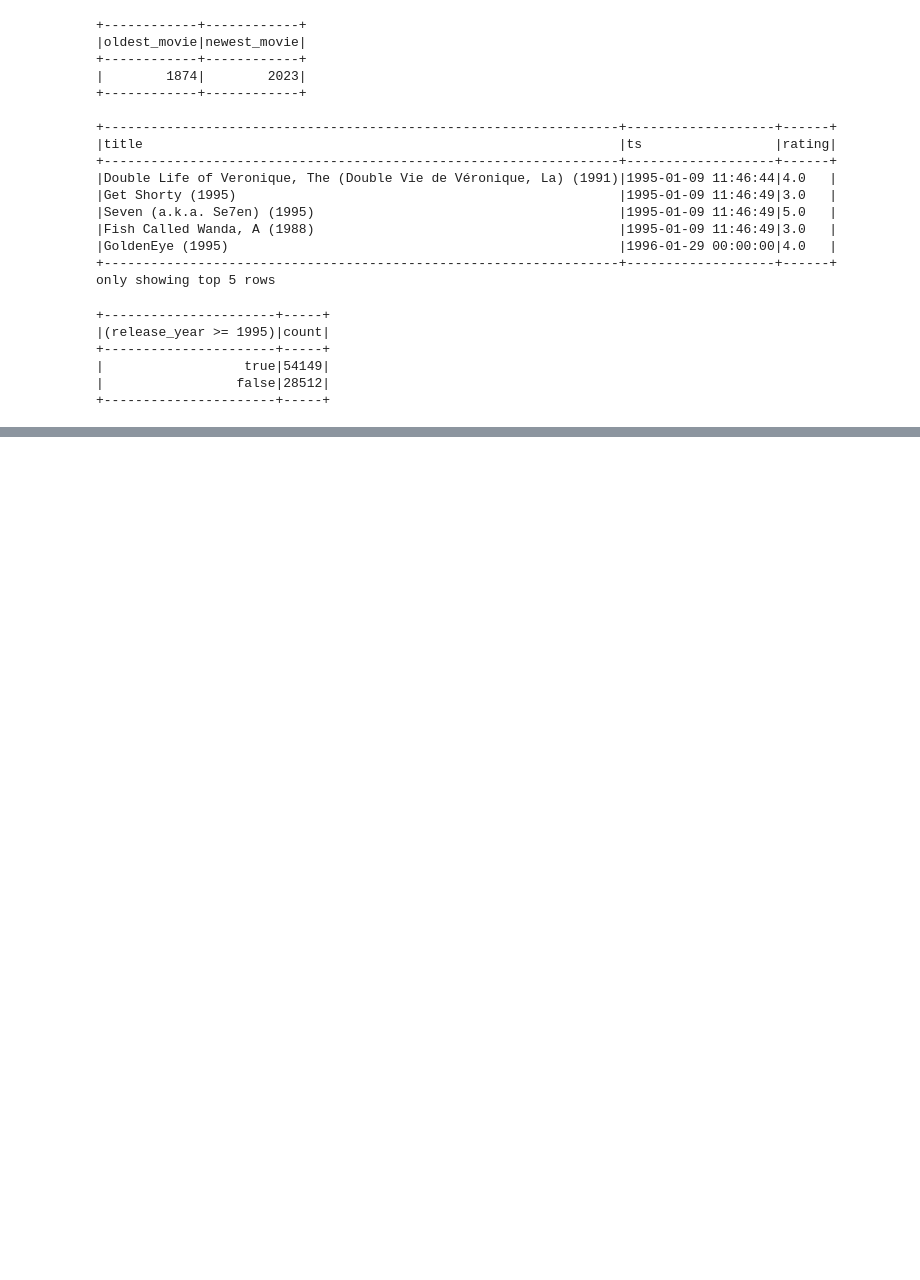
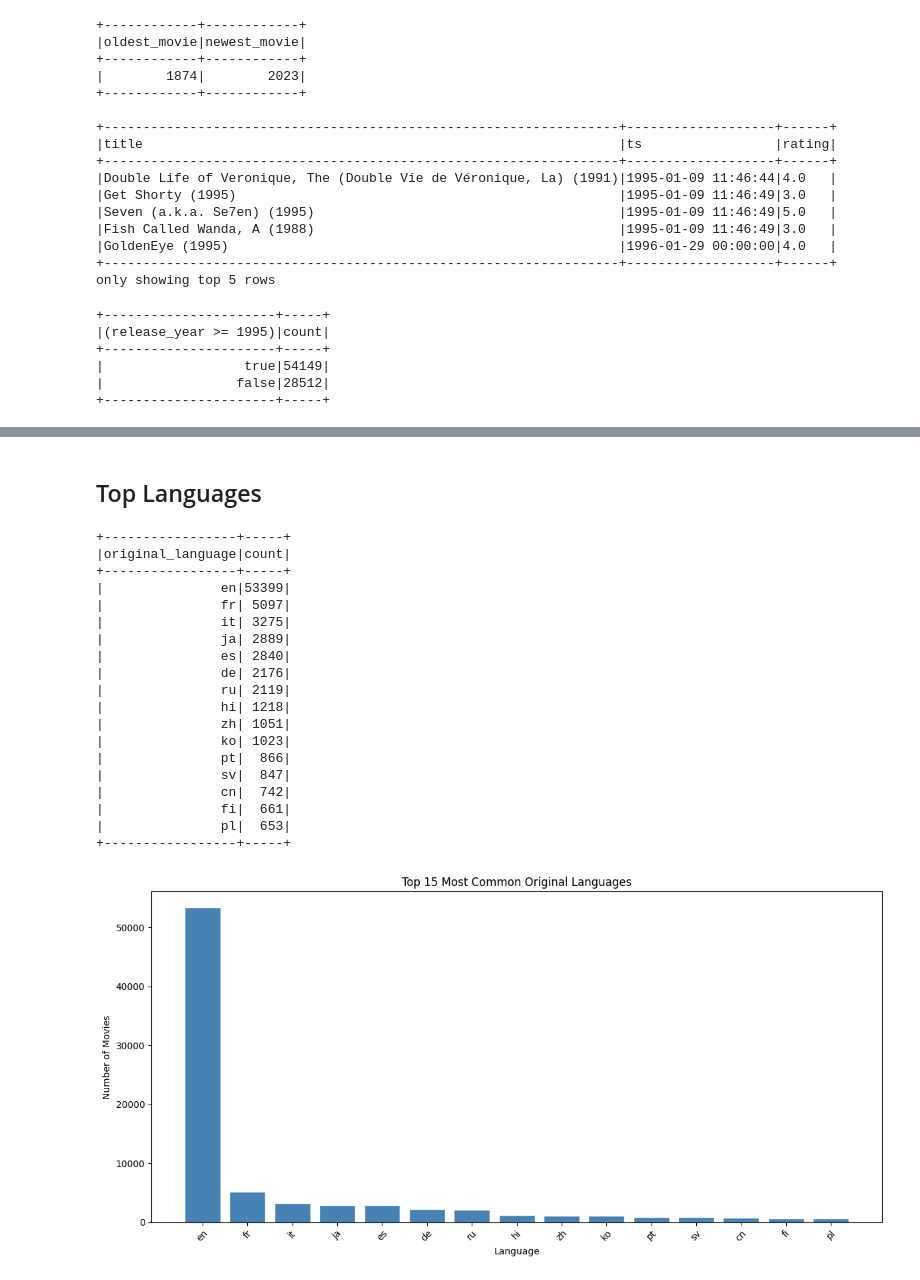
Before and after one commit to alexpanayi474/DSC511-MovieLens-Project, a Jupyter notebook: DSC_511_MovieLens.ipynb, the cells around one changed output, grey strips where cells are left out. Drawn from its saved outputs; the diff is of its cells as text; code cells hidden in the pictures; blank space fills up the shorter version.

```diff
--- a/DSC_511_MovieLens.ipynb
+++ b/DSC_511_MovieLens.ipynb
@@ -1348,0 +1156,50 @@ plt.show()
+# %% [markdown]
+## Top Languages
+# %%
+from pyspark.sql.functions import col, count
+
+# Filter out missing values
+language_df = movies_enriched_df.filter(col("original_language").isNotNull())
+
+# Top 15 languages
+top_languages = language_df.groupBy("original_language") \
+    .count() \
+    .orderBy("count", ascending=False) \
+    .limit(15)
+
+top_languages.show()
+
+# Convert to pandas for plotting
+lang_pd = top_languages.toPandas()
+
+import matplotlib.pyplot as plt
+
+plt.figure(figsize=(12, 6))
+plt.bar(lang_pd["original_language"], lang_pd["count"], color="steelblue", edgecolor="white")
+plt.title("Top 15 Most Common Original Languages")
+plt.xlabel("Language")
+plt.ylabel("Number of Movies")
+plt.xticks(rotation=45)
+plt.tight_layout()
+plt.show()
+# %% [output]
++-----------------+-----+
+|original_language|count|
++-----------------+-----+
+|               en|53399|
+|               fr| 5097|
+|               it| 3275|
+|               ja| 2889|
+|               es| 2840|
+|               de| 2176|
+|               ru| 2119|
+|               hi| 1218|
+|               zh| 1051|
+|               ko| 1023|
+|               pt|  866|
+|               sv|  847|
+|               cn|  742|
+|               fi|  661|
+|               pl|  653|
++-----------------+-----+
+[figure, added]
```
Also changed, not shown: parts of 44 cells of this notebook.
